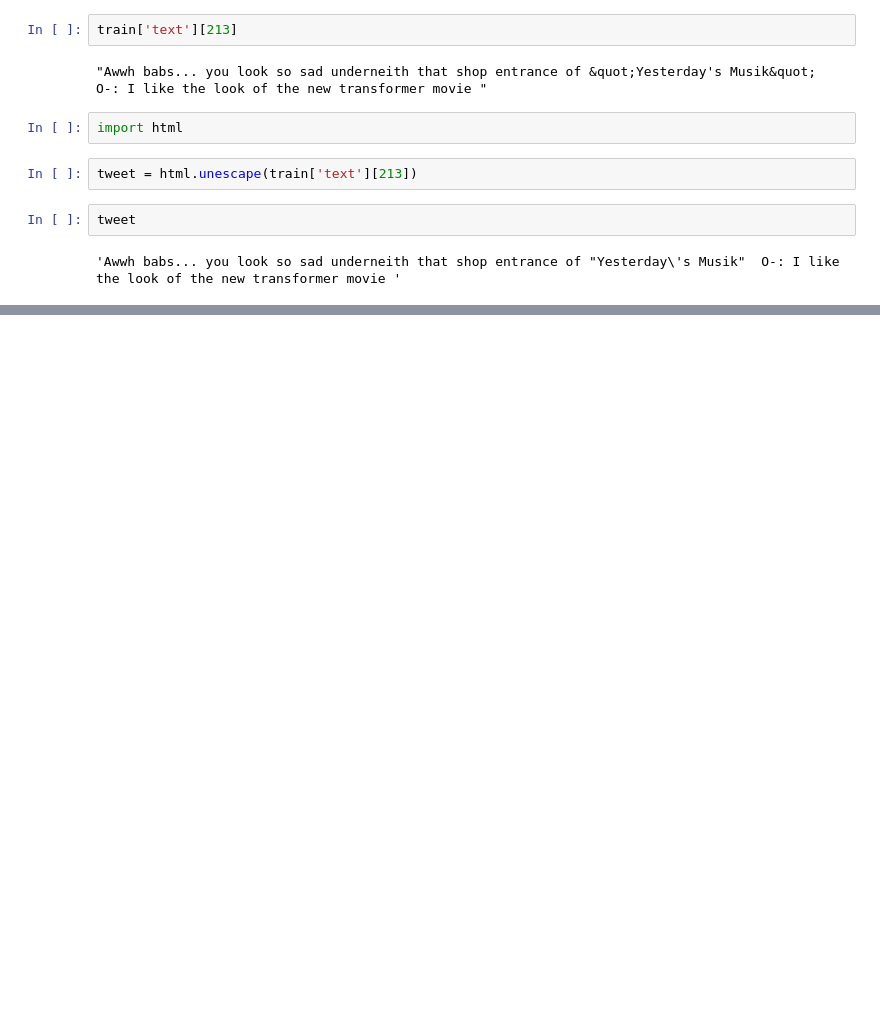
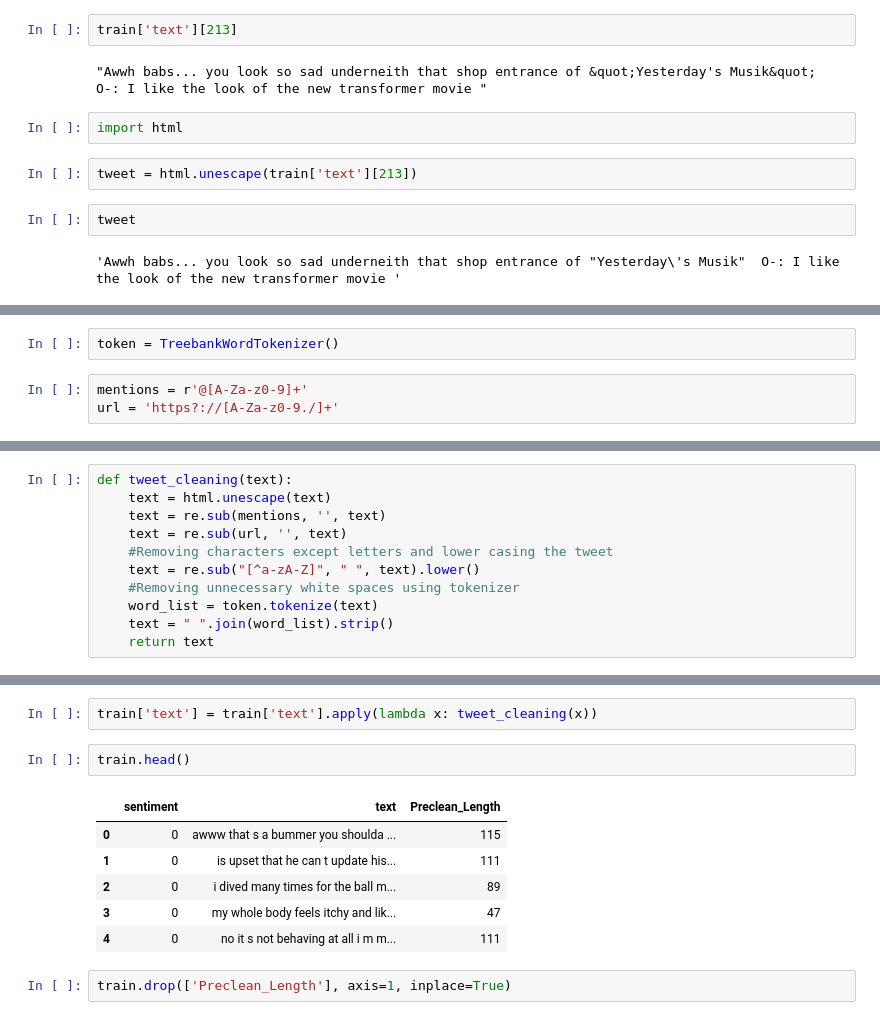
Before and after one commit to rkritika1508/Sentiment-Analysis, a Jupyter notebook: First.ipynb, the cells around one changed output, grey strips where cells are left out. Drawn from its saved outputs; the diff is of its cells as text; blank space fills up the shorter version.

Commit message:
Finished cleaning the data and saved cleaned data in csv file

```diff
--- a/First.ipynb
+++ b/First.ipynb
@@ -113,0 +165,5 @@ tweet
+# %%
+token = TreebankWordTokenizer()
+# %%
+mentions = r'@[A-Za-z0-9]+'
+url = 'https?://[A-Za-z0-9./]+'
@@ -113,0 +176,11 @@ tweet
+# %%
+def tweet_cleaning(text):
+    text = html.unescape(text)
+    text = re.sub(mentions, '', text)
+    text = re.sub(url, '', text)
+    #Removing characters except letters and lower casing the tweet
+    text = re.sub("[^a-zA-Z]", " ", text).lower()
+    #Removing unnecessary white spaces using tokenizer
+    word_list = token.tokenize(text)
+    text = " ".join(word_list).strip()
+    return text
@@ -113,0 +209,13 @@ tweet
+# %%
+train['text'] = train['text'].apply(lambda x: tweet_cleaning(x))
+# %%
+train.head()
+# %% [output]
+|  | sentiment | text | Preclean_Length |
+| 0 | 0 | awww that s a bummer you shoulda ... | 115 |
+| 1 | 0 | is upset that he can t update his... | 111 |
+| 2 | 0 | i dived many times for the ball m... | 89 |
+| 3 | 0 | my whole body feels itchy and lik... | 47 |
+| 4 | 0 | no it s not behaving at all i m m... | 111 |
+# %%
+train.drop(['Preclean_Length'], axis=1, inplace=True)
```
Also changed, not shown: parts of 21 cells of this notebook.
